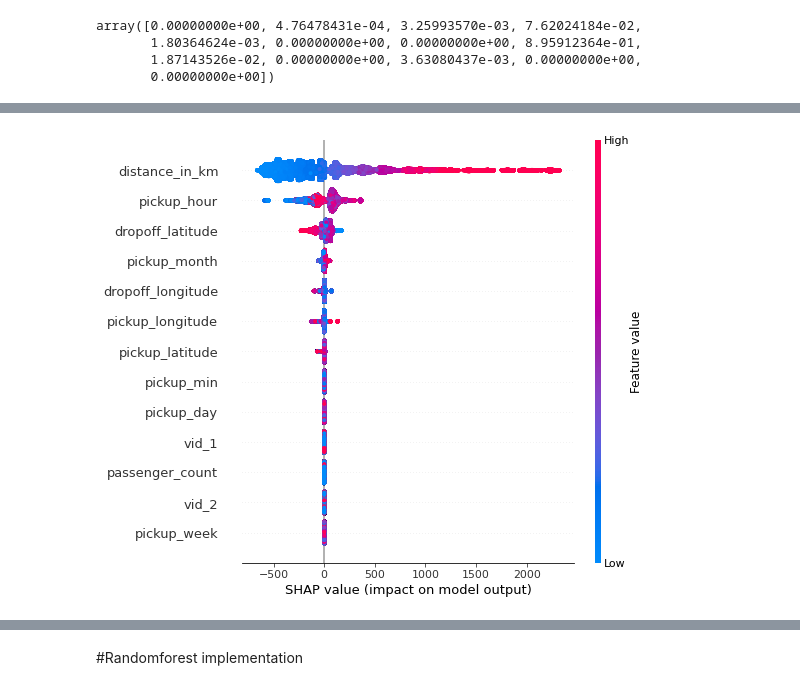
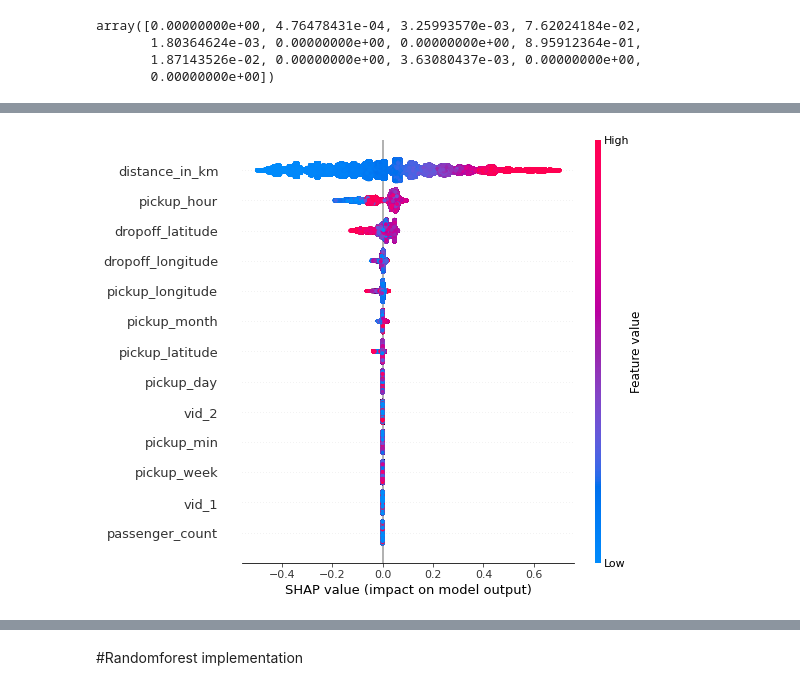
Before and after one commit to issatyajit/NYC-taxi-time-prediction, a Jupyter notebook: NYC_Taxi_Trip_Time_Prediction_Capstone_Project.ipynb, the cells around one changed output, grey strips where cells are left out. Drawn from its saved outputs; the diff is of its cells as text; code cells hidden in the pictures.

```diff
--- a/NYC_Taxi_Trip_Time_Prediction_Capstone_Project.ipynb
+++ b/NYC_Taxi_Trip_Time_Prediction_Capstone_Project.ipynb
@@ -219,7 +233,7 @@ df1['passenger_count'].unique()
 array([1, 6, 4, 2, 3, 5, 0, 9, 8])
 # %%
 #we remove those rows were we have no passengers
-df1=df1[df1['passenger_count']!=0]
+#df1=df1[df1['passenger_count']!=0]
 # %%
 df1['passenger_count'].unique()
 # %% [output]
@@ -227,7 +241,7 @@ array([1, 6, 4, 2, 3, 5, 9, 8])
 # %%
 def get_passenger_value(X):
   ''' RETURNS A VALUE DEPENDING ON NUMBER OF PASSENGERS'''
-  if X==1:
+  if -1<X<2:
     A=1
   elif 1<X<6:
     A=2
@@ -275,7 +299,7 @@ df1.head()
 | 4 | 1 | -73.973053 | 40.793209 | -73.972923 | 40.782520 | ... |
 # %%
 X=df1[list(set(df1.columns)-{'trip_duration'})]
-Y=df1['trip_duration']
+Y=np.log10(df1['trip_duration'])
 # %%
 X_train, X_test, Y_train, Y_test = train_test_split(X,Y,test_size=0.25, random_state=1)
 # %%
@@ -384,6 +404,6 @@ X_shap=X_train
 explainer = shap.TreeExplainer(tree_reg)
 shap_values = explainer.shap_values(X_shap)
 # %%
-shap.summary_plot(shap_values, X_test)
+shap.summary_plot(shap_values, X_shap)
 # %% [output]
-[figure, old version]
+[figure, new version]
```
Also changed, not shown: parts of 19 cells of this notebook.
